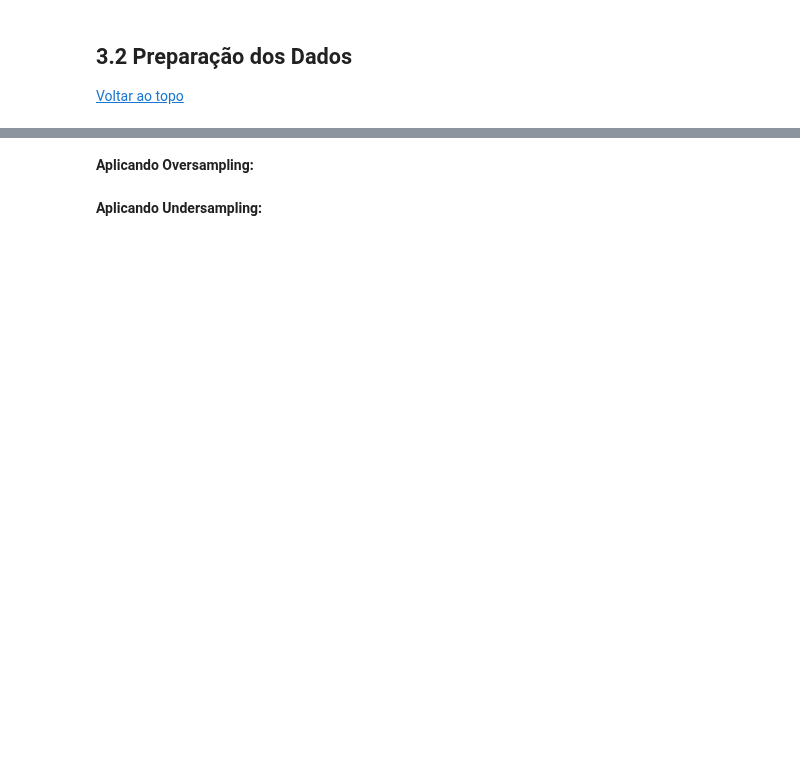
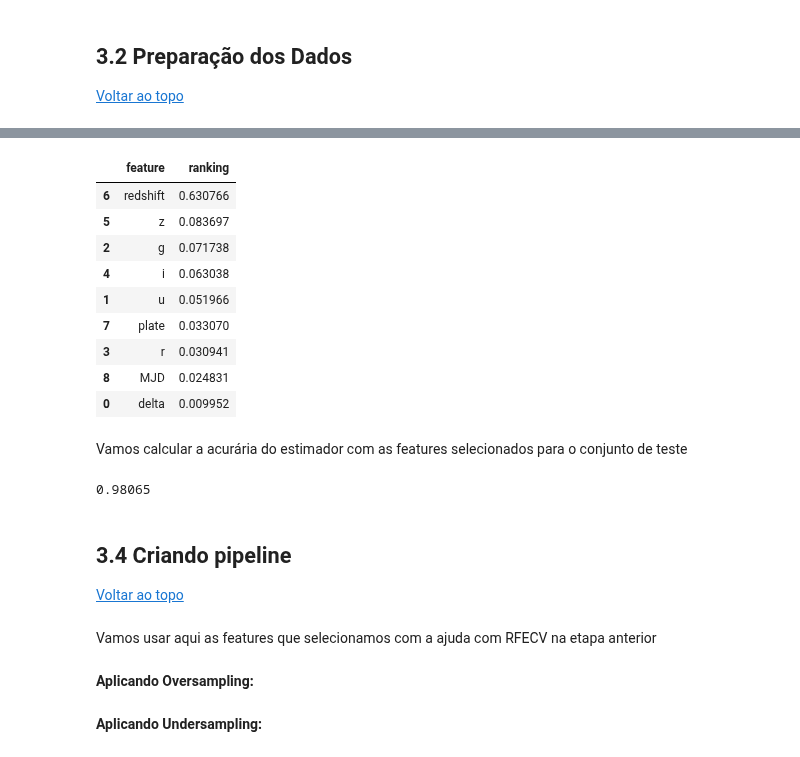
Before and after one commit to gutessitore/StellarClassification, a Jupyter notebook: Relatorio.ipynb, the cells around one changed output, grey strips where cells are left out. Cells and saved outputs as stored; diff of their text form; code cells hidden in the pictures; blank space fills up the shorter version.

```diff
--- a/Relatorio.ipynb
+++ b/Relatorio.ipynb
@@ -137 +399,28 @@ df.head()
+# %%
+pd.DataFrame(
+    {'feature': rfecv.get_feature_names_out(),'ranking': rfecv.estimator_.feature_importances_}
+).sort_values('ranking', ascending=False)
+# %% [output]
+|  | feature | ranking |
+| 6 | redshift | 0.630766 |
+| 5 | z | 0.083697 |
+| 2 | g | 0.071738 |
+| 4 | i | 0.063038 |
+| 1 | u | 0.051966 |
+| 7 | plate | 0.033070 |
+| 3 | r | 0.030941 |
+| 8 | MJD | 0.024831 |
+| 0 | delta | 0.009952 |
+# %% [markdown]
+Vamos calcular a acurária do estimador com as features selecionados para o conjunto de teste
+# %%
+# Acurária do estimador com as features selecionados no conjunto de teste
+rfecv.estimator_.score(X_test_full[rfecv.get_feature_names_out()], y_test)
+# %% [output]
+0.98065
+# %% [markdown]
+## 3.4 Criando pipeline <a class="anchor" id="section-3-1"></a>
+[Voltar ao topo](#section-0)
+# %% [markdown]
+Vamos usar aqui as features que selecionamos com a ajuda com RFECV na etapa anterior
 # %%
```
Also changed, not shown: parts of 34 cells of this notebook.
